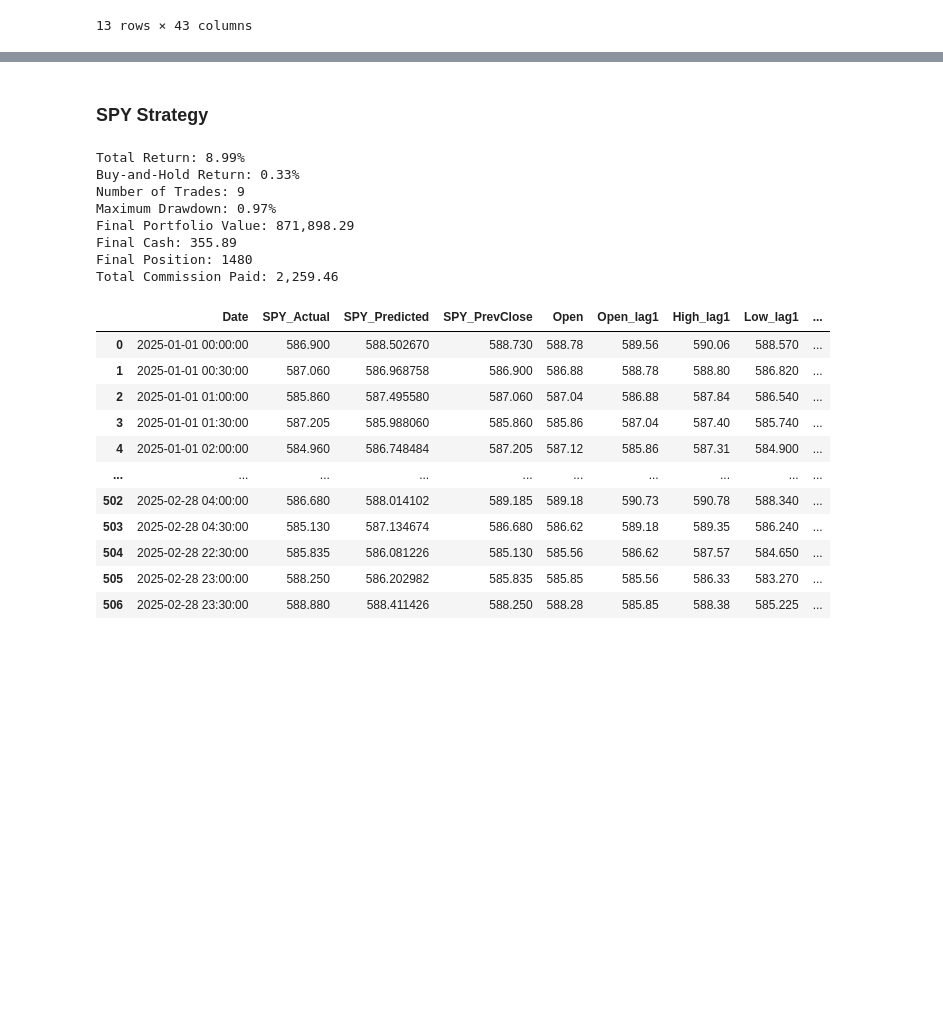
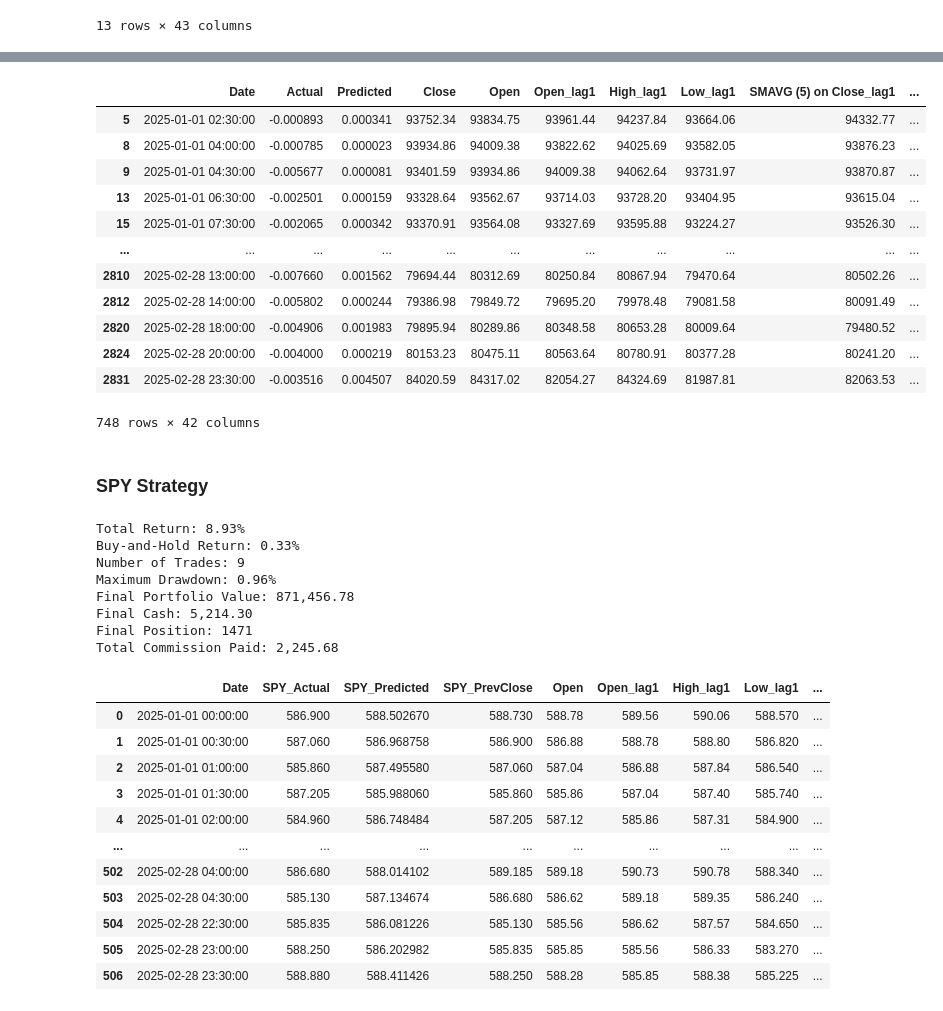
Before and after one commit to jeswid/DSE4211_Trading_Strategy, a Jupyter notebook: src/btc_rf_strategy.ipynb, the cells around one changed output, grey strips where cells are left out. Drawn from its saved outputs; the diff is of its cells as text; code cells hidden in the pictures; blank space fills up the shorter version.

```diff
--- a/src/btc_rf_strategy.ipynb
+++ b/src/btc_rf_strategy.ipynb
@@ -274,3 +569,19 @@ plt.show()
+# %%
+trading_results2[(trading_results2['Actual'] < 0) & (trading_results2['Predicted'] > 0)]
+# %% [output]
+|  | Date | Actual | Predicted | Close | Open | Open_lag1 | High_lag1 | Low_lag1 | SMAVG (5) on Close_lag1 | ... |
+| 5 | 2025-01-01 02:30:00 | -0.000893 | 0.000341 | 93752.34 | 93834.75 | 93961.44 | 94237.84 | 93664.06 | 94332.77 | ... |
+| 8 | 2025-01-01 04:00:00 | -0.000785 | 0.000023 | 93934.86 | 94009.38 | 93822.62 | 94025.69 | 93582.05 | 93876.23 | ... |
+| 9 | 2025-01-01 04:30:00 | -0.005677 | 0.000081 | 93401.59 | 93934.86 | 94009.38 | 94062.64 | 93731.97 | 93870.87 | ... |
+| 13 | 2025-01-01 06:30:00 | -0.002501 | 0.000159 | 93328.64 | 93562.67 | 93714.03 | 93728.20 | 93404.95 | 93615.04 | ... |
+| 15 | 2025-01-01 07:30:00 | -0.002065 | 0.000342 | 93370.91 | 93564.08 | 93327.69 | 93595.88 | 93224.27 | 93526.30 | ... |
+| ... | ... | ... | ... | ... | ... | ... | ... | ... | ... | ... |
+| 2810 | 2025-02-28 13:00:00 | -0.007660 | 0.001562 | 79694.44 | 80312.69 | 80250.84 | 80867.94 | 79470.64 | 80502.26 | ... |
+| 2812 | 2025-02-28 14:00:00 | -0.005802 | 0.000244 | 79386.98 | 79849.72 | 79695.20 | 79978.48 | 79081.58 | 80091.49 | ... |
+| 2820 | 2025-02-28 18:00:00 | -0.004906 | 0.001983 | 79895.94 | 80289.86 | 80348.58 | 80653.28 | 80009.64 | 79480.52 | ... |
+| 2824 | 2025-02-28 20:00:00 | -0.004000 | 0.000219 | 80153.23 | 80475.11 | 80563.64 | 80780.91 | 80377.28 | 80241.20 | ... |
+| 2831 | 2025-02-28 23:30:00 | -0.003516 | 0.004507 | 84020.59 | 84317.02 | 82054.27 | 84324.69 | 81987.81 | 82063.53 | ... |
+748 rows × 42 columns
 # %% [markdown]
 ### SPY Strategy
 # %%
@@ -420,8 +731,8 @@ for i in range(len(trading_results3)):
         current_signal = -1  # Force sell
 
     # **Trading logic - no short selling allowed**
-    if current_signal == 1 and cash > current_price:  # Buy signal
-        max_buy_units = int(cash / (current_price * (1 + commission_rate)))  # Adjust for commission
+    if current_signal == 1 and cash > 5000:  # Buy signal
+        max_buy_units = int((cash-5000) / (current_price * (1 + commission_rate)))  # Adjust for commission
         if max_buy_units > 0:
             buy_units = max_buy_units
             commission = buy_units * current_price * commission_rate
@@ -460,14 +771,14 @@ print(f"Final Cash: {trading_results3['Cash'].iloc[-1]:,.2f}")
 print(f"Final Position: {trading_results3['Position'].iloc[-1]}")
 print(f"Total Commission Paid: {total_commission:,.2f}")
 # %% [output]
-Total Return: 8.99%
+Total Return: 8.93%
 Buy-and-Hold Return: 0.33%
 Number of Trades: 9
-Maximum Drawdown: 0.97%
-Final Portfolio Value: 871,898.29
-Final Cash: 355.89
-Final Position: 1480
-Total Commission Paid: 2,259.46
+Maximum Drawdown: 0.96%
+Final Portfolio Value: 871,456.78
+Final Cash: 5,214.30
+Final Position: 1471
+Total Commission Paid: 2,245.68
 # %%
 trading_results3
 # %% [output]
```
Also changed, not shown: parts of 11 cells of this notebook, 3 other files.
